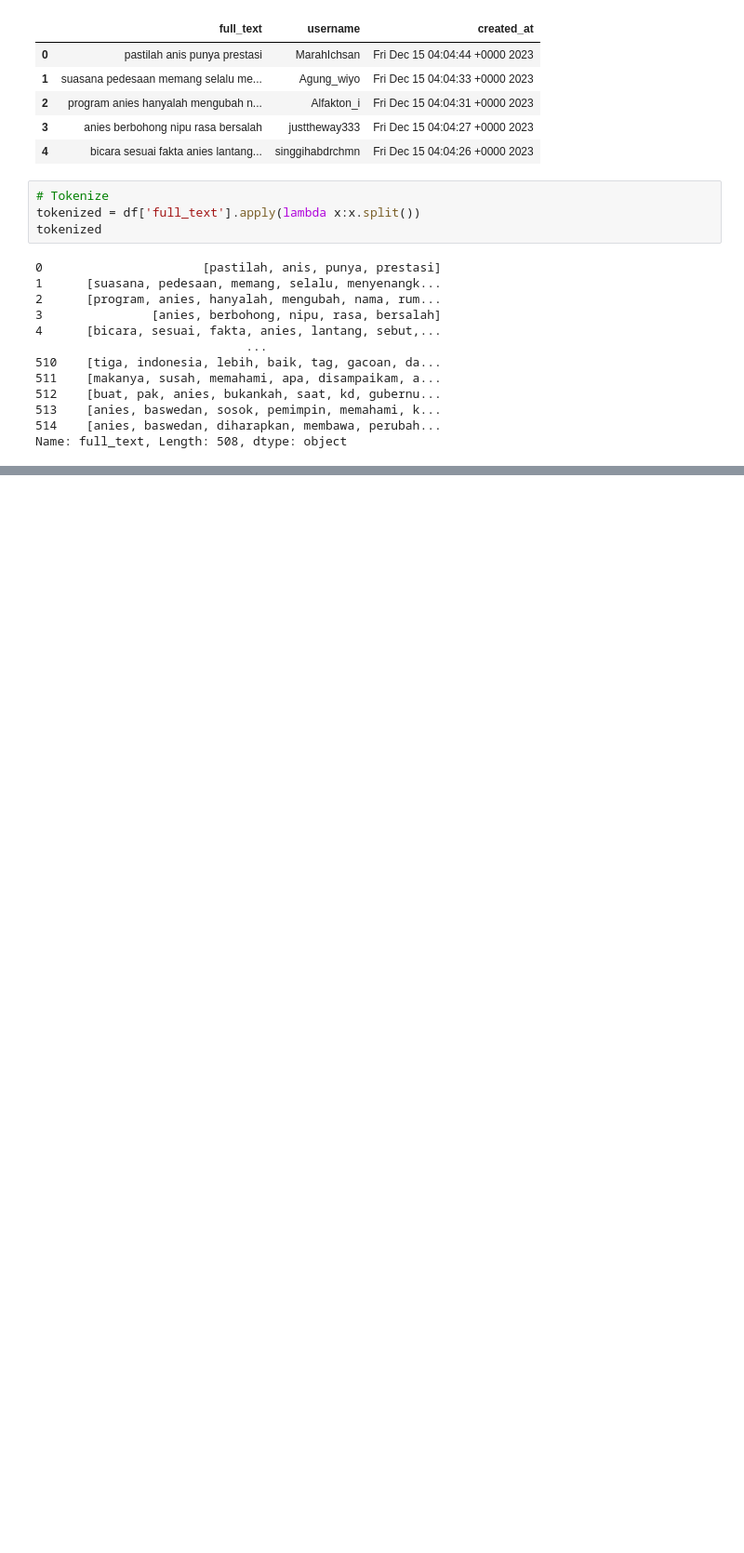
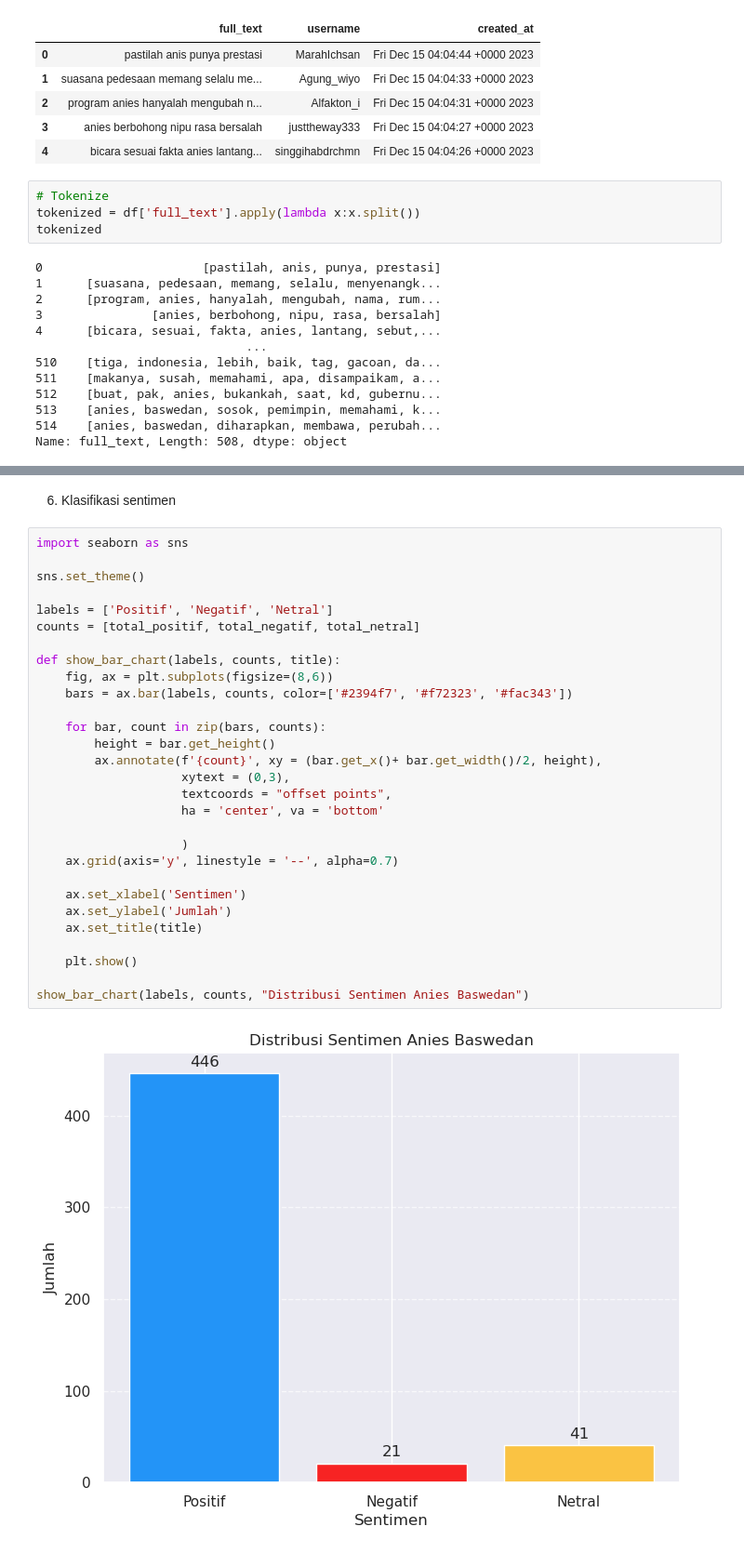
Before and after one commit to m-nahrowi/SentimenAnalisisDebatCapresiD, a Jupyter notebook: sentimen.ipynb, the cells around one changed output, grey strips where cells are left out. Shown: that part at 93% size. Drawn from its saved outputs; the diff is of its cells as text; blank space fills up the shorter version.

```diff
--- a/sentimen.ipynb
+++ b/sentimen.ipynb
@@ -206,0 +363,33 @@ anies baswedan harap bawa ubah positif tata kelola negara beri solusi konkret ma
+# %% [markdown]
+6. Klasifikasi sentimen
+# %%
+import seaborn as sns
+
+sns.set_theme()
+
+labels = ['Positif', 'Negatif', 'Netral']
+counts = [total_positif, total_negatif, total_netral]
+
+def show_bar_chart(labels, counts, title):
+    fig, ax = plt.subplots(figsize=(8,6))
+    bars = ax.bar(labels, counts, color=['#2394f7', '#f72323', '#fac343'])
+
+    for bar, count in zip(bars, counts):
+        height = bar.get_height()
+        ax.annotate(f'{count}', xy = (bar.get_x()+ bar.get_width()/2, height),
+                    xytext = (0,3),
+                    textcoords = "offset points",
+                    ha = 'center', va = 'bottom'
+
+                    )
+    ax.grid(axis='y', linestyle = '--', alpha=0.7)
+
+    ax.set_xlabel('Sentimen')
+    ax.set_ylabel('Jumlah')
+    ax.set_title(title)
+
+    plt.show()
+
+show_bar_chart(labels, counts, "Distribusi Sentimen Anies Baswedan")
+# %% [output]
+[figure, added]
```
Also changed, not shown: parts of 20 cells of this notebook, 1 other file.
